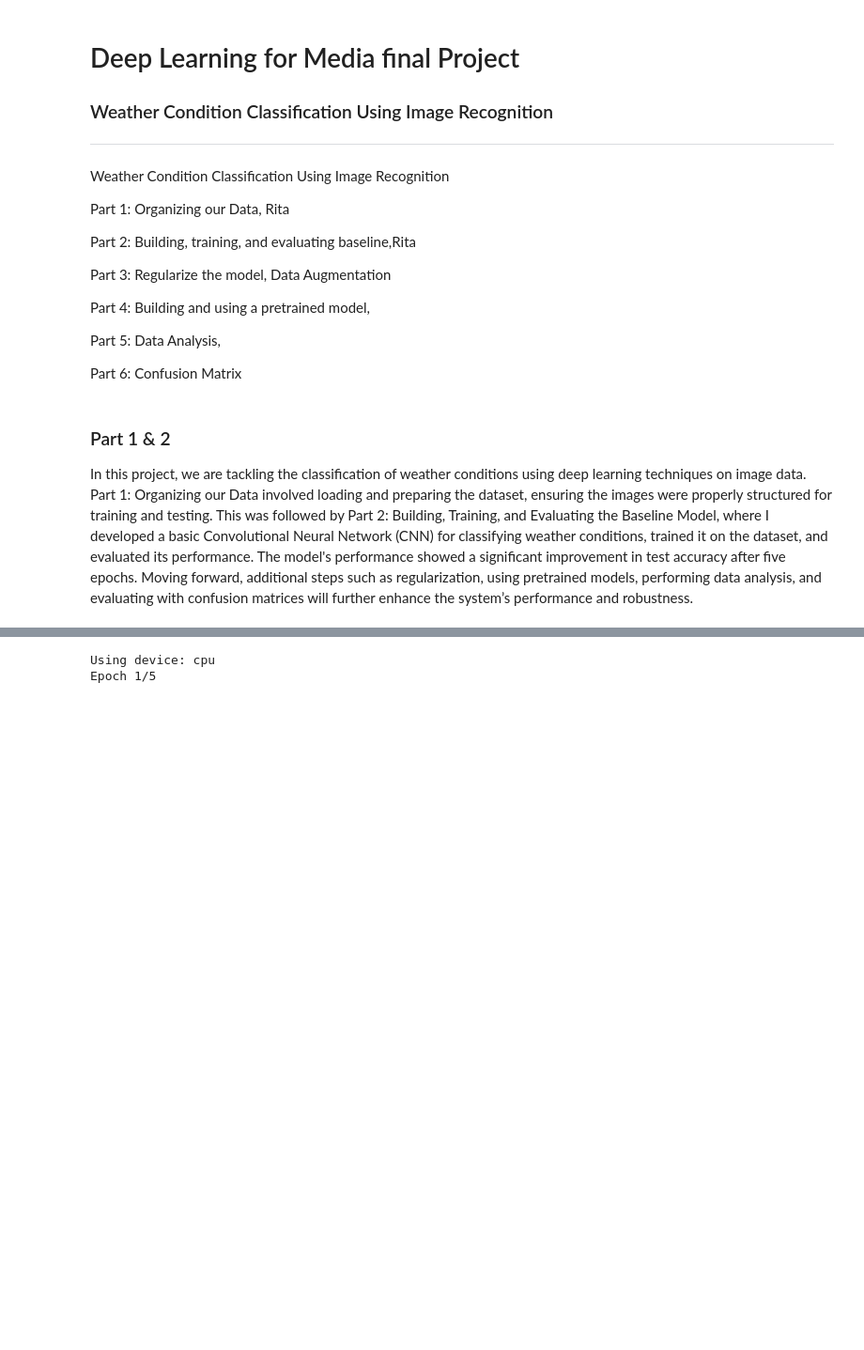
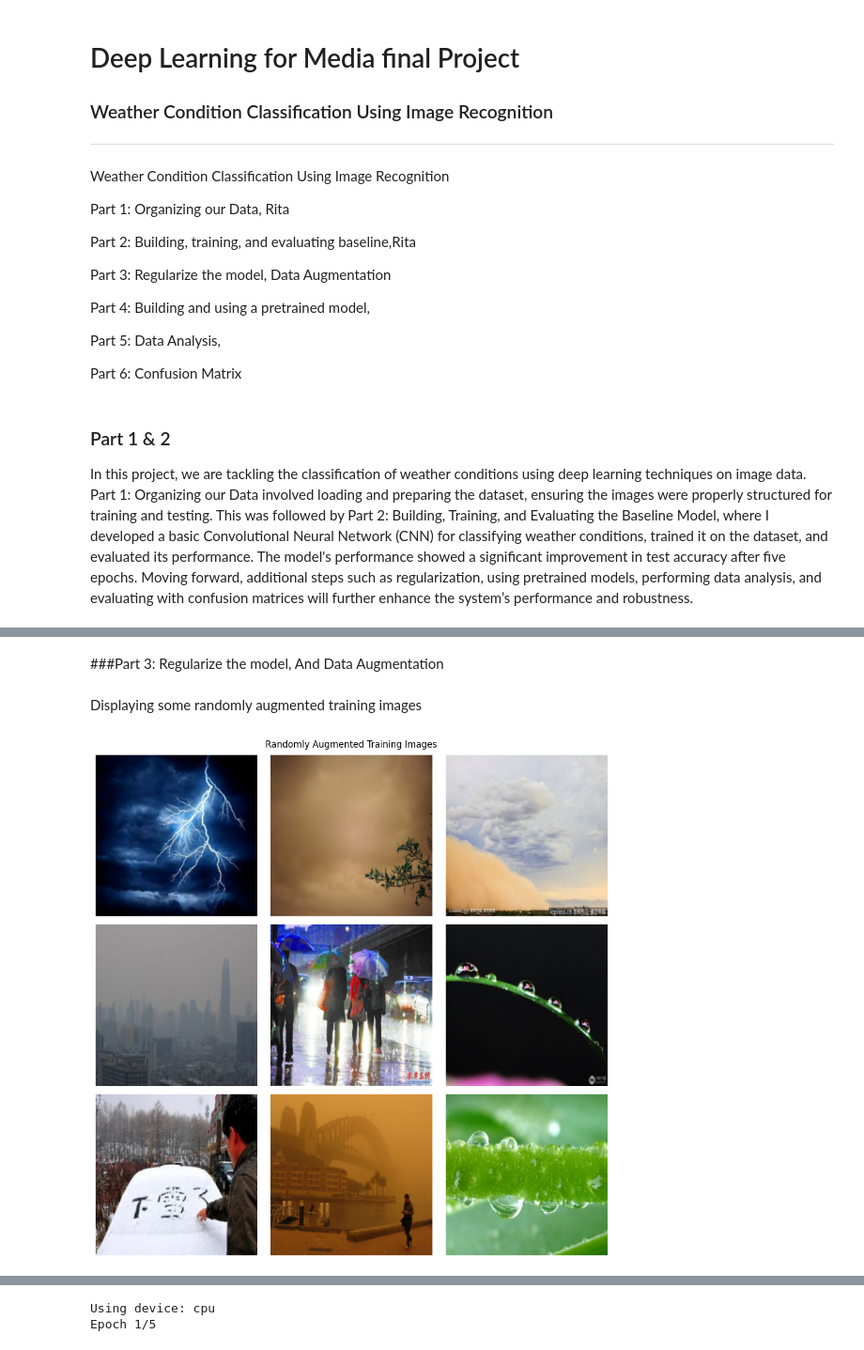
Before and after one commit to minhtnguy/dl4m-group7, a Jupyter notebook: main.ipynb, the cells around one changed output, grey strips where cells are left out. Shown at 94% size. Cells and saved outputs as stored; diff of their text form; code cells hidden in the pictures; blank space fills up the shorter version.

Commit message:
Part 3 Aug

```diff
--- a/main.ipynb
+++ b/main.ipynb
@@ -72,3 +84,42 @@ for epoch in range(num_epochs):
+# %% [markdown]
+###Part 3: Regularize the model, And  Data Augmentation
+# %%
+from project import load_data_with_augmentation
+
+train_loader, test_loader, classes = load_data_with_augmentation(data_dir=data_dir)
+# %% [markdown]
+Displaying some randomly augmented training images
+# %%
+import matplotlib.pyplot as plt
+import numpy as np
+import torchvision.transforms.functional as F
+
+# Helper function to convert tensor to image
+def imshow(img_tensor):
+    img = img_tensor.numpy().transpose((1, 2, 0))  # CHW to HWC
+    img = img * 0.5 + 0.5  # Unnormalize
+    plt.imshow(img)
+    plt.axis("off")
+
+# Display randomly augmented training images
+def display_augmented_samples(data_loader, num_samples=9):
+    plt.figure(figsize=(10, 10))
+
+    # Get one batch from the loader
+    data_iter = iter(data_loader)
+    images, labels = next(data_iter)
+
+    for i in range(num_samples):
+        ax = plt.subplot(3, 3, i + 1)
+        imshow(images[i])
+    plt.suptitle("Randomly Augmented Training Images")
+    plt.tight_layout()
+    plt.show()
+
+# Call the function
+display_augmented_samples(train_loader)
+# %% [output]
+[figure, added]
 # %%
 # Part 3 - Model Regularization
 
```
Also changed, not shown: parts of 5 cells of this notebook, 1 other file.
